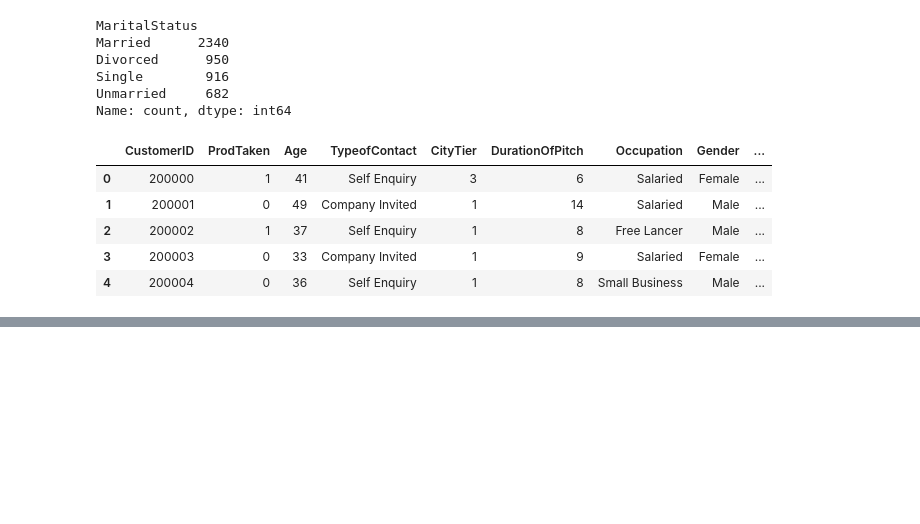
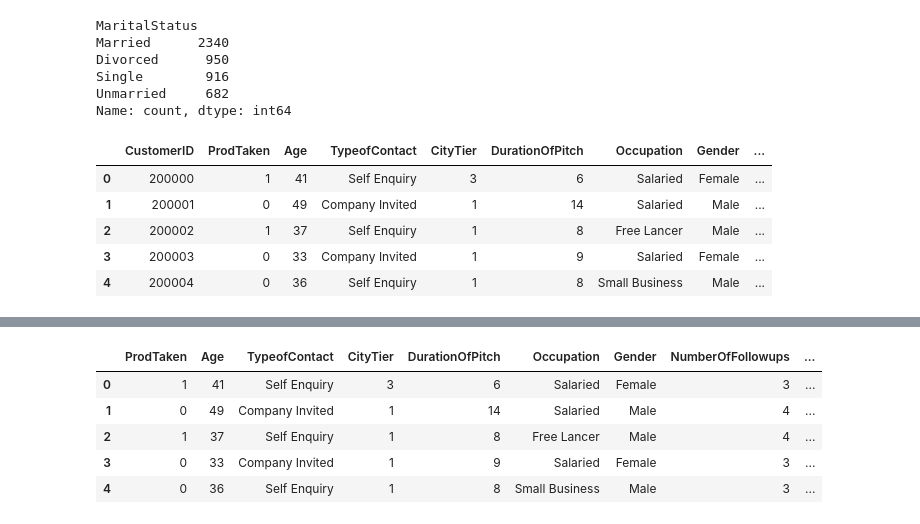
Before and after one commit to aryanchauhan0276/Machine-Learning-Practice, a Jupyter notebook: Supervised Learning/RandomForest/RandomClaasifer.ipynb, the cells around one changed output, grey strips where cells are left out. Cells and saved outputs as stored; diff of their text form; code cells hidden in the pictures; blank space fills up the shorter version.

```diff
--- a/Supervised Learning/RandomForest/RandomClaasifer.ipynb
+++ b/Supervised Learning/RandomForest/RandomClaasifer.ipynb
@@ -5,6 +5,9 @@ import matplotlib.pyplot as plt
 import seaborn as sns
 # %%
 df=pd.read_csv("Travel.csv")
+# %%
+# Remove hidden tabs and spaces from all column names
+df.columns = df.columns.str.strip()
 # %%
 df.head()
 # %% [output]
@@ -214,0 +234,4 @@ df.describe()
+# %%
+df['Member Visiting']=df['NumberOfPersonVisiting']+df['NumberOfChildrenVisiting']
+# %%
+df.drop(['NumberOfPersonVisiting','NumberOfChildrenVisiting','CustomerID'],axis=1,inplace=True)
@@ -214,0 +258,9 @@ df.describe()
+# %%
+df.head(5)
+# %% [output]
+|  | ProdTaken | Age | TypeofContact | CityTier | DurationOfPitch | Occupation | Gender | NumberOfFollowups | ... |
+| 0 | 1 | 41 | Self Enquiry | 3 | 6 | Salaried | Female | 3 | ... |
+| 1 | 0 | 49 | Company Invited | 1 | 14 | Salaried | Male | 4 | ... |
+| 2 | 1 | 37 | Self Enquiry | 1 | 8 | Free Lancer | Male | 4 | ... |
+| 3 | 0 | 33 | Company Invited | 1 | 9 | Salaried | Female | 3 | ... |
+| 4 | 0 | 36 | Self Enquiry | 1 | 8 | Small Business | Male | 3 | ... |
```
Also changed, not shown: parts of 13 cells of this notebook.
